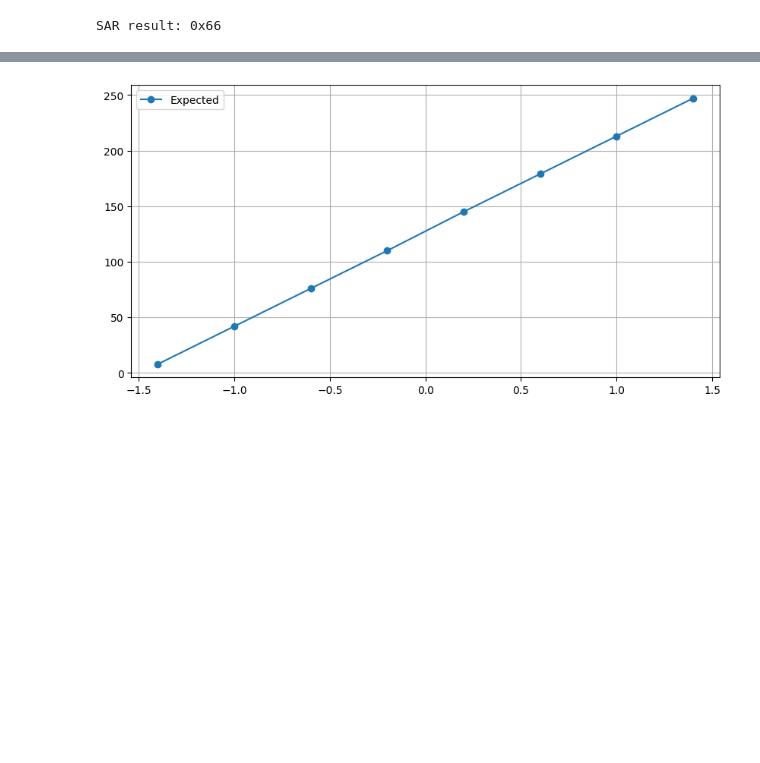
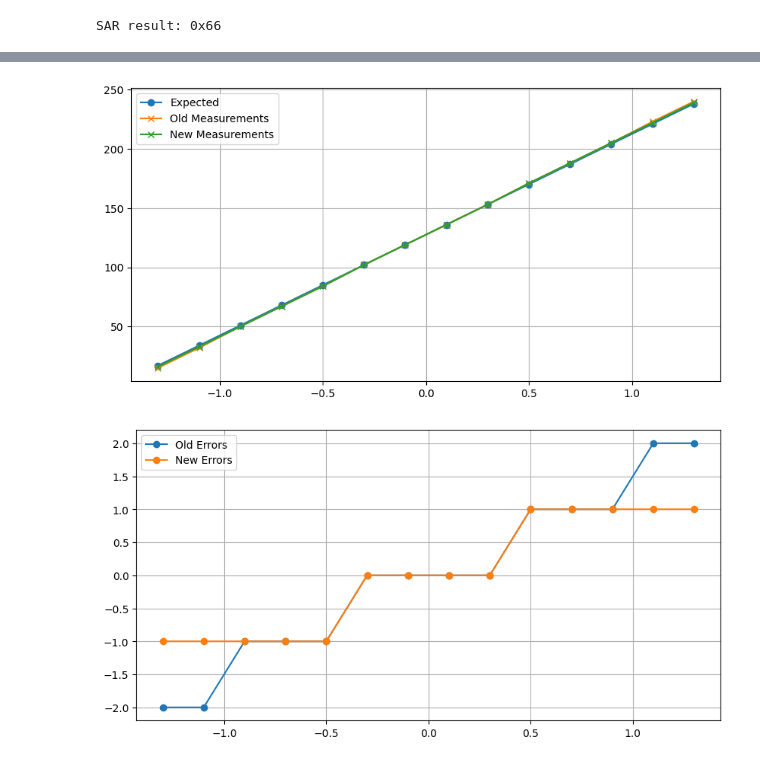
Before and after one commit to CedricHirschi/ngspice_cosim_inv, a Jupyter notebook: designs/diff/scripts/sar_sim.ipynb, the cells around one changed output, grey strips where cells are left out. Drawn from its saved outputs; the diff is of its cells as text; code cells hidden in the pictures; blank space fills up the shorter version.

```diff
--- a/designs/diff/scripts/sar_sim.ipynb
+++ b/designs/diff/scripts/sar_sim.ipynb
@@ -131,6 +131,15 @@ def convert(vip, vin, vref=1.5, n=8):
 
     return result_convert(ds)
 # %%
-vips =      [0.05, 0.25, 0.45, 0.65, 0.85, 1.05, 1.25, 1.45]
-vins =      [1.45, 1.25, 1.05, 0.85, 0.65, 0.45, 0.25, 0.05]
-expecteds = [convert(vip, vin) for vip, vin in zip(vips, vins)]
+vdiffs = np.linspace(-1.3, 1.3, 14)
+print(vdiffs)
+vips = (vdiffs + 1.5) / 2
+vins = (1.5 - vdiffs) / 2
+
+print()
+
+expecteds = np.array([convert(vip, vin) for vip, vin in zip(vips, vins)]).astype(np.uint8)
+expecteds_theo = np.linspace(0, 255, 16).astype(np.uint8)
+
+for exp, exp_theo in zip(expecteds, expecteds_theo):
+    print(f"{exp:08b} (0x{exp:02X})   (0x{exp_theo:02X}) {exp_theo:08b}")
@@ -137,13 +203,35 @@ expecteds = [convert(vip, vin) for vip, vin in zip(vips, vins)]
+# %%
+# measurements = [
+#     0x00, 0x0F, 0x20, 0x31, 0x43, 0x54, 0x66, 0x77, 0x88, 0x99, 0xAB, 0xBC, 0xCE, 0xDF, 0xF0, 0xFF
+# ]
+old = [
+    0x0F, 0x20, 0x32, 0x43, 0x54, 0x66, 0x77, 0x88, 0x99, 0xAB, 0xBC, 0xCD, 0xDF, 0xF0
+]
+
+new = [
+    0x10, 0x21, 0x32, 0x43, 0x54, 0x66, 0x77, 0x88, 0x99, 0xAB, 0xBC, 0xCD, 0xDE, 0xEF
+]
 # %%
-vdiffs = [vip - vin for vip, vin in zip(vips, vins)]
+old = np.array(old)
+new = np.array(new)
 
 plt.figure(figsize=(10, 5))
 plt.plot(vdiffs, expecteds, "o-", label="Expected")
+plt.plot(vdiffs, old, "x-", label="Old Measurements")
+plt.plot(vdiffs, new, "x-", label="New Measurements")
 plt.legend()
 plt.grid()
 plt.show()
+
+plt.figure(figsize=(10, 5))
+plt.plot(vdiffs, old - expecteds, "o-", label="Old Errors")
+plt.plot(vdiffs, new - expecteds, "o-", label="New Errors")
+plt.legend()
+plt.grid()
+plt.show()
 # %% [output]
-[figure, old version]
+[figure, new version]
+[figure, added]
 # %%
 plt.figure(figsize=(10, 5))
 
```
Also changed, not shown: parts of 4 cells of this notebook, 10 other files.
